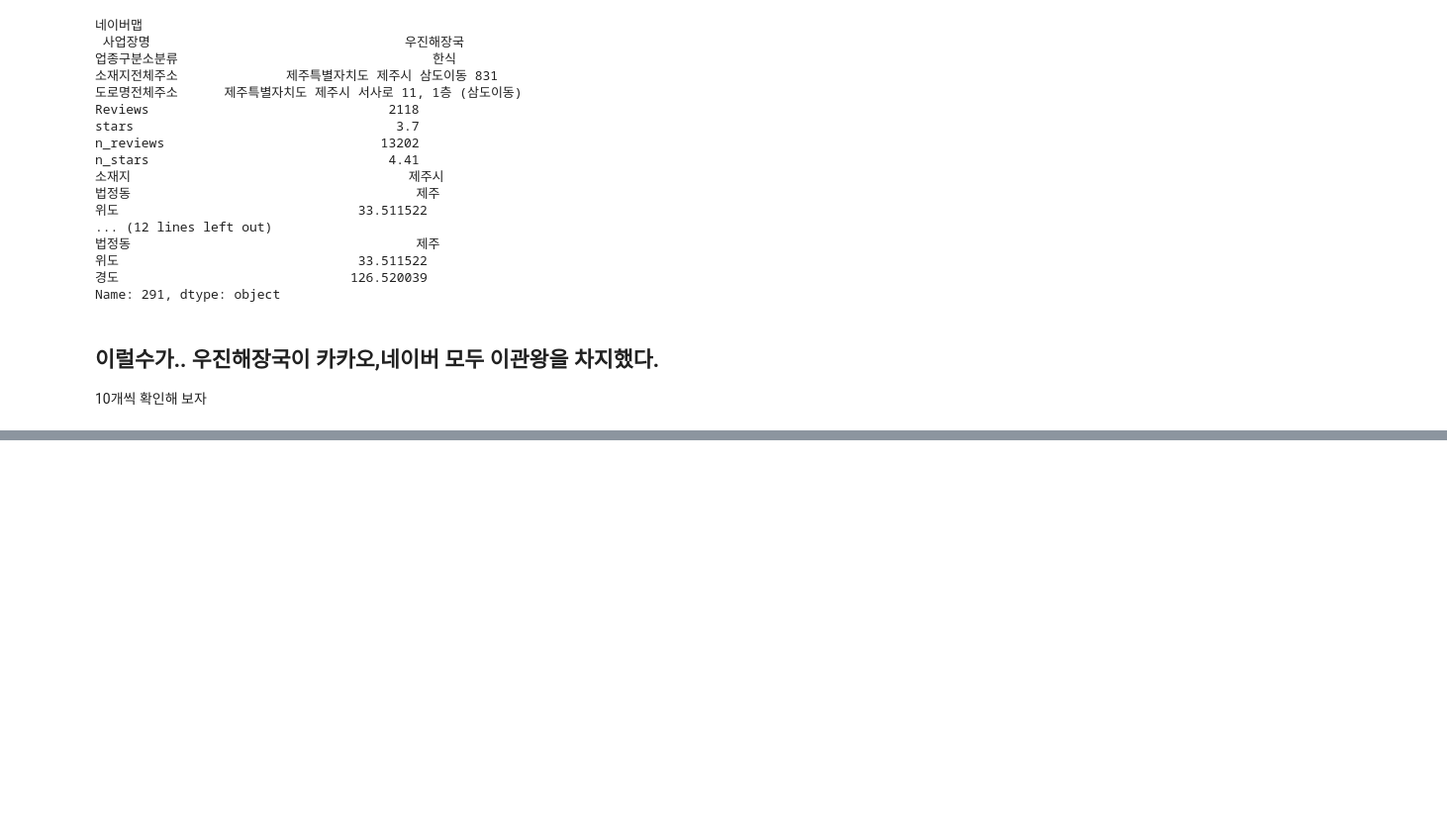
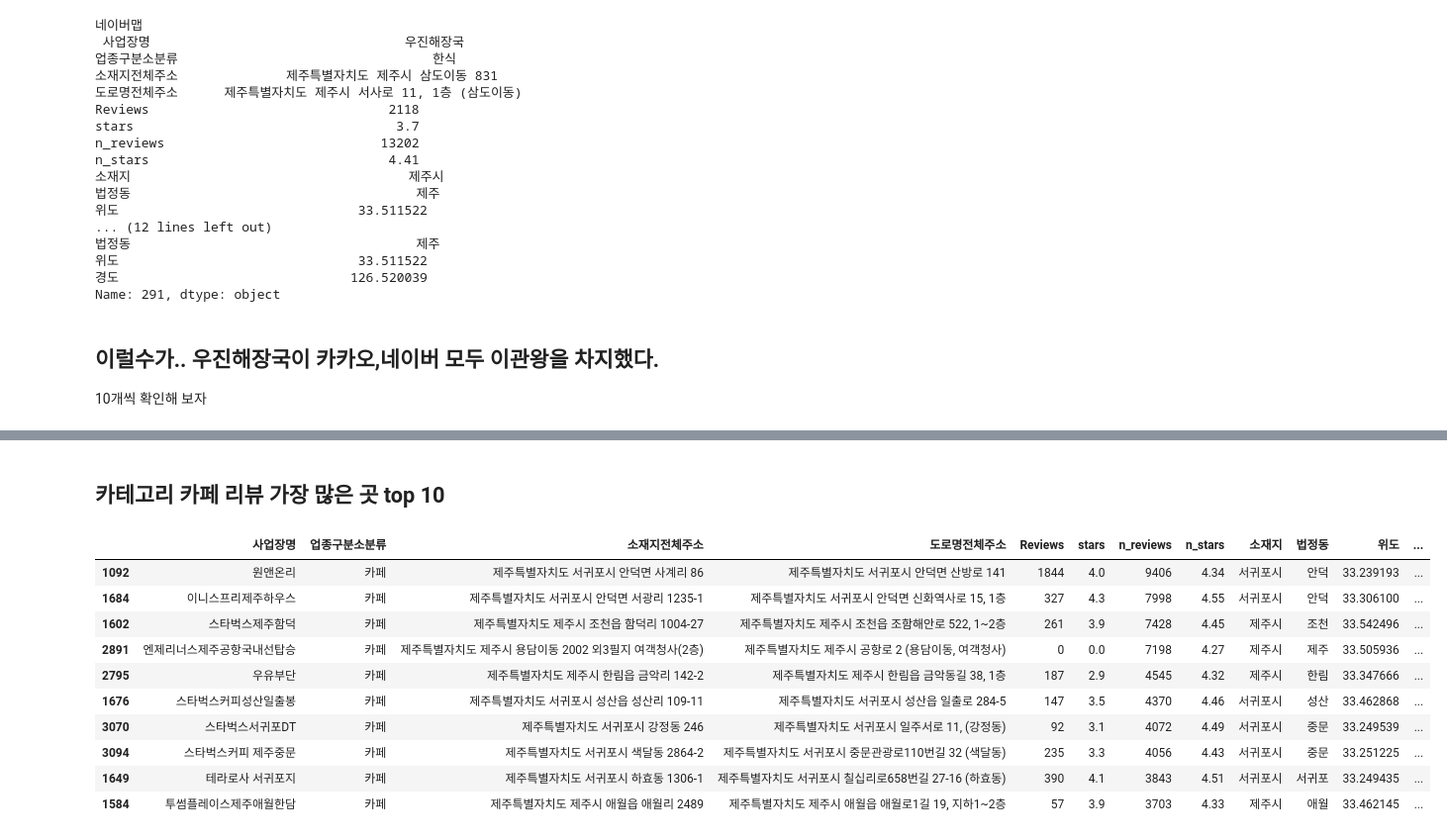
Before and after one commit to SNOOthiking/jeju, a Jupyter notebook: 최종본.ipynb, the cells around one changed output, grey strips where cells are left out. Shown at 99% size. Drawn from its saved outputs; the diff is of its cells as text; code cells hidden in the pictures; blank space fills up the shorter version.

```diff
--- a/최종본.ipynb
+++ b/최종본.ipynb
@@ -351,0 +431,17 @@ Name: 291, dtype: object
+# %% [markdown]
+## 카테고리 카페 리뷰 가장 많은 곳 top 10
+# %%
+# 네이버 TOP 10
+jeju.loc[jeju[jeju['업종구분소분류']=='카페']['n_reviews'].sort_values(ascending=False)[:10].index]
+# %% [output]
+|  | 사업장명 | 업종구분소분류 | 소재지전체주소 | 도로명전체주소 | Reviews | stars | n_reviews | n_stars | 소재지 | 법정동 | 위도 | ... |
+| 1092 | 원앤온리 | 카페 | 제주특별자치도 서귀포시 안덕면 사계리 86 | 제주특별자치도 서귀포시 안덕면 산방로 141 | 1844 | 4.0 | 9406 | 4.34 | 서귀포시 | 안덕 | 33.239193 | ... |
+| 1684 | 이니스프리제주하우스 | 카페 | 제주특별자치도 서귀포시 안덕면 서광리 1235-1 | 제주특별자치도 서귀포시 안덕면 신화역사로 15, 1층 | 327 | 4.3 | 7998 | 4.55 | 서귀포시 | 안덕 | 33.306100 | ... |
+| 1602 | 스타벅스제주함덕 | 카페 | 제주특별자치도 제주시 조천읍 함덕리 1004-27 | 제주특별자치도 제주시 조천읍 조함해안로 522, 1~2층 | 261 | 3.9 | 7428 | 4.45 | 제주시 | 조천 | 33.542496 | ... |
+| 2891 | 엔제리너스제주공항국내선탑승 | 카페 | 제주특별자치도 제주시 용담이동 2002 외3필지 여객청사(2층) | 제주특별자치도 제주시 공항로 2 (용담이동, 여객청사) | 0 | 0.0 | 7198 | 4.27 | 제주시 | 제주 | 33.505936 | ... |
+| 2795 | 우유부단 | 카페 | 제주특별자치도 제주시 한림읍 금악리 142-2 | 제주특별자치도 제주시 한림읍 금악동길 38, 1층 | 187 | 2.9 | 4545 | 4.32 | 제주시 | 한림 | 33.347666 | ... |
+| 1676 | 스타벅스커피성산일출봉 | 카페 | 제주특별자치도 서귀포시 성산읍 성산리 109-11 | 제주특별자치도 서귀포시 성산읍 일출로 284-5 | 147 | 3.5 | 4370 | 4.46 | 서귀포시 | 성산 | 33.462868 | ... |
+| 3070 | 스타벅스서귀포DT | 카페 | 제주특별자치도 서귀포시 강정동 246 | 제주특별자치도 서귀포시 일주서로 11, (강정동) | 92 | 3.1 | 4072 | 4.49 | 서귀포시 | 중문 | 33.249539 | ... |
+| 3094 | 스타벅스커피 제주중문 | 카페 | 제주특별자치도 서귀포시 색달동 2864-2 | 제주특별자치도 서귀포시 중문관광로110번길 32 (색달동) | 235 | 3.3 | 4056 | 4.43 | 서귀포시 | 중문 | 33.251225 | ... |
+| 1649 | 테라로사 서귀포지 | 카페 | 제주특별자치도 서귀포시 하효동 1306-1 | 제주특별자치도 서귀포시 칠십리로658번길 27-16 (하효동) | 390 | 4.1 | 3843 | 4.51 | 서귀포시 | 서귀포 | 33.249435 | ... |
+| 1584 | 투썸플레이스제주애월한담 | 카페 | 제주특별자치도 제주시 애월읍 애월리 2489 | 제주특별자치도 제주시 애월읍 애월로1길 19, 지하1~2층 | 57 | 3.9 | 3703 | 4.33 | 제주시 | 애월 | 33.462145 | ... |
```
Also changed, not shown: parts of 33 cells of this notebook.
